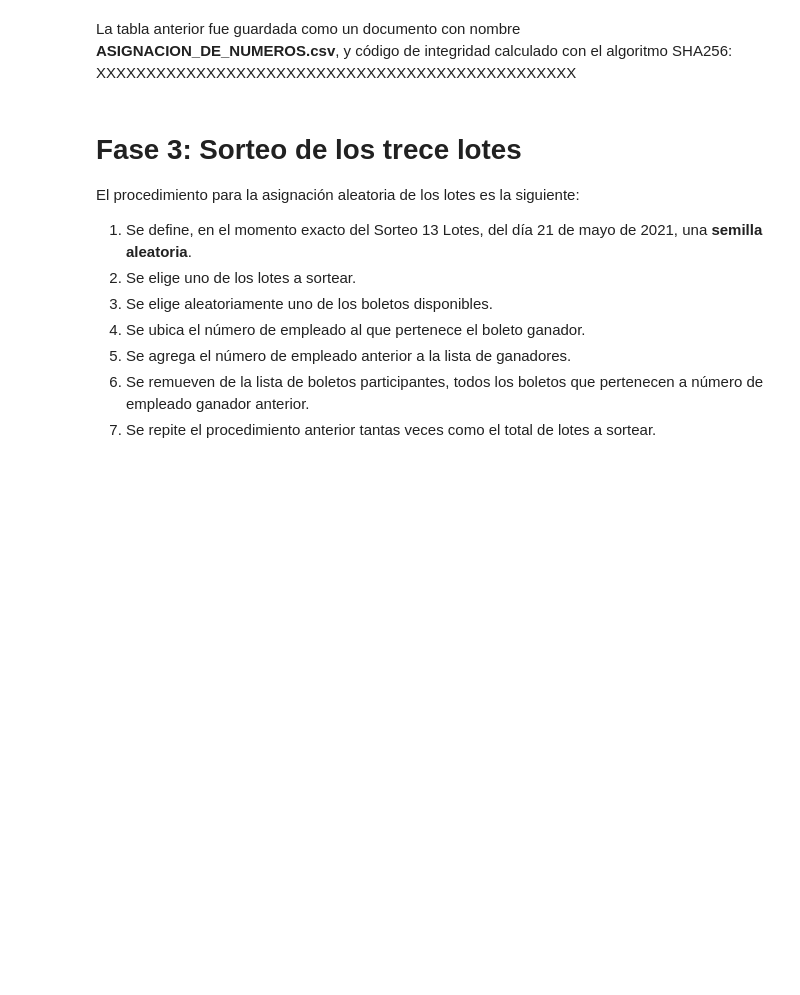
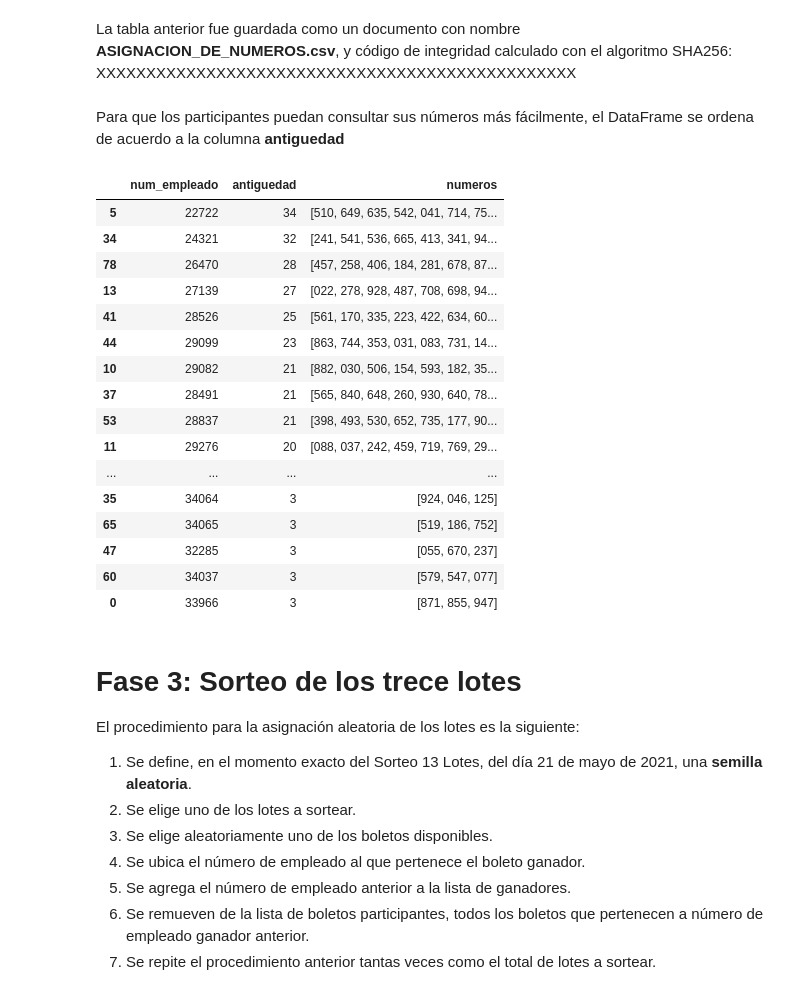
Before and after one commit to Pedro-Hdez/sorteo, a Jupyter notebook: libreta/Sorteo13Lotes_DocumentoTecnico.ipynb, the cells around one changed output. Drawn from its saved outputs; the diff is of its cells as text; code cells hidden in the pictures; blank space fills up the shorter version.

```diff
--- a/libreta/Sorteo13Lotes_DocumentoTecnico.ipynb
+++ b/libreta/Sorteo13Lotes_DocumentoTecnico.ipynb
@@ -231,6 +251,29 @@ df_sorteo_numeros
 # %% [markdown]
 La tabla anterior fue guardada como un documento con nombre **ASIGNACION_DE_NUMEROS.csv**, y código de integridad calculado con el algoritmo SHA256:
 XXXXXXXXXXXXXXXXXXXXXXXXXXXXXXXXXXXXXXXXXXXXXXXX
+# %% [markdown]
+Para que los participantes puedan consultar sus números más fácilmente, el DataFrame se ordena de acuerdo a la columna **antiguedad**
+# %%
+df_sorteo_numeros_ordenado = df_sorteo_numeros.sort_values(by=['antiguedad'], ascending=[False])
+df_sorteo_numeros_ordenado
+# %% [output]
+|  | num_empleado | antiguedad | numeros |
+| 5 | 22722 | 34 | [510, 649, 635, 542, 041, 714, 75... |
+| 34 | 24321 | 32 | [241, 541, 536, 665, 413, 341, 94... |
+| 78 | 26470 | 28 | [457, 258, 406, 184, 281, 678, 87... |
+| 13 | 27139 | 27 | [022, 278, 928, 487, 708, 698, 94... |
+| 41 | 28526 | 25 | [561, 170, 335, 223, 422, 634, 60... |
+| 44 | 29099 | 23 | [863, 744, 353, 031, 083, 731, 14... |
+| 10 | 29082 | 21 | [882, 030, 506, 154, 593, 182, 35... |
+| 37 | 28491 | 21 | [565, 840, 648, 260, 930, 640, 78... |
+| 53 | 28837 | 21 | [398, 493, 530, 652, 735, 177, 90... |
+| 11 | 29276 | 20 | [088, 037, 242, 459, 719, 769, 29... |
+| ... | ... | ... | ... |
+| 35 | 34064 | 3 | [924, 046, 125] |
+| 65 | 34065 | 3 | [519, 186, 752] |
+| 47 | 32285 | 3 | [055, 670, 237] |
+| 60 | 34037 | 3 | [579, 547, 077] |
+| 0 | 33966 | 3 | [871, 855, 947] |
 # %% [markdown]
 # **Fase 3:** Sorteo de los trece lotes
 El procedimiento para la asignación aleatoria de los lotes es la siguiente:
```
Also changed, not shown: parts of 13 cells of this notebook.
